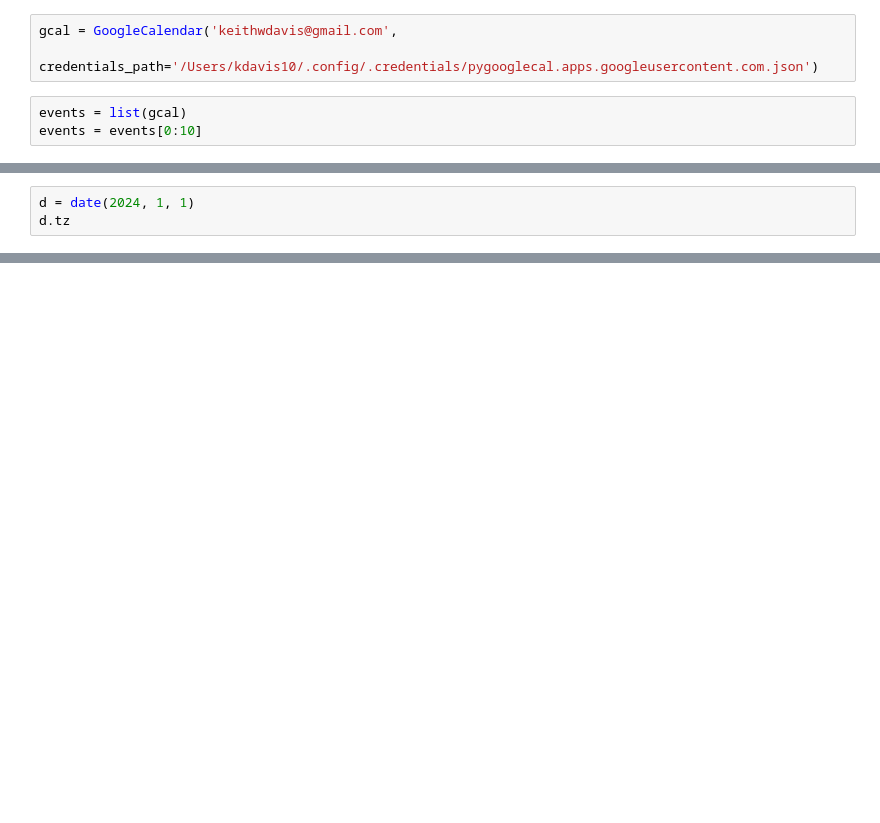
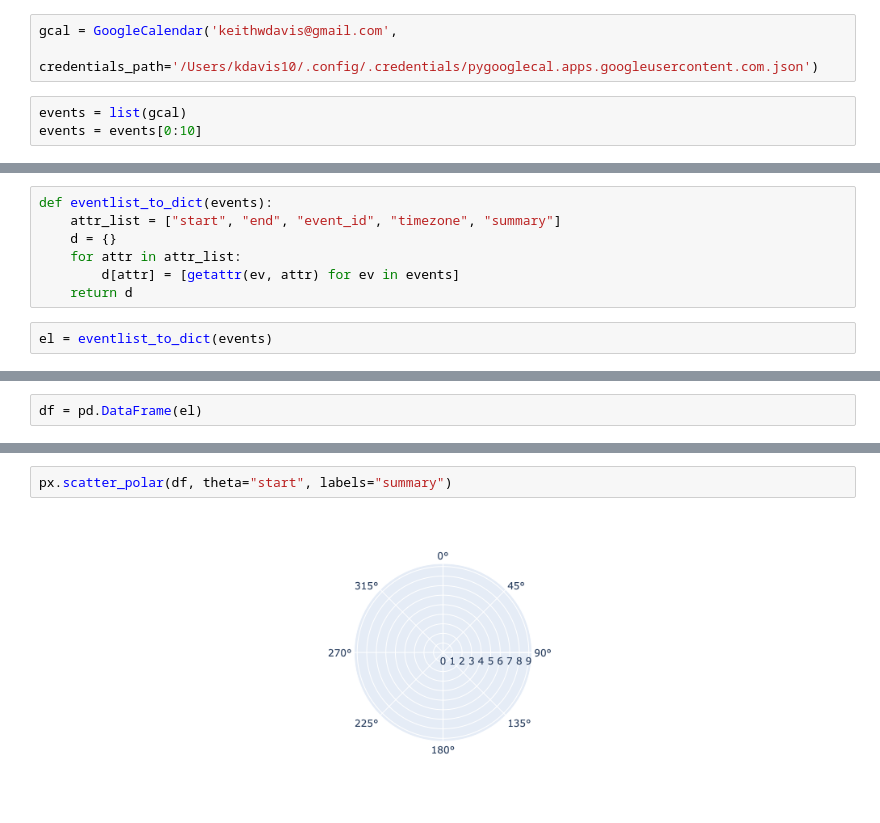
Before and after one commit to KeithDavis067/taskbraid, a Jupyter notebook: python/circlecal/circle_year.ipynb, the cells around one changed output, grey strips where cells are left out. Saved outputs shown, nothing was run; the diff lists cells and outputs as text; blank space fills up the shorter version.

```diff
--- a/python/circlecal/circle_year.ipynb
+++ b/python/circlecal/circle_year.ipynb
@@ -49,3 +22,0 @@ events[4].start, events[4].end
-# %%
-d = date(2024, 1, 1)
-d.tz
@@ -179,0 +70,9 @@ month_name.format
+# %%
+def eventlist_to_dict(events):
+    attr_list = ["start", "end", "event_id", "timezone", "summary"]
+    d = {}
+    for attr in attr_list:
+        d[attr] = [getattr(ev, attr) for ev in events]
+    return d
+# %%
+el = eventlist_to_dict(events)
@@ -179,0 +92,2 @@ month_name.format
+# %%
+df = pd.DataFrame(el)
@@ -179,0 +108,4 @@ month_name.format
+# %%
+px.scatter_polar(df, theta="start", labels="summary")
+# %% [output]
+[figure, added]
```
Also changed, not shown: parts of 32 cells of this notebook, 4 other files.
